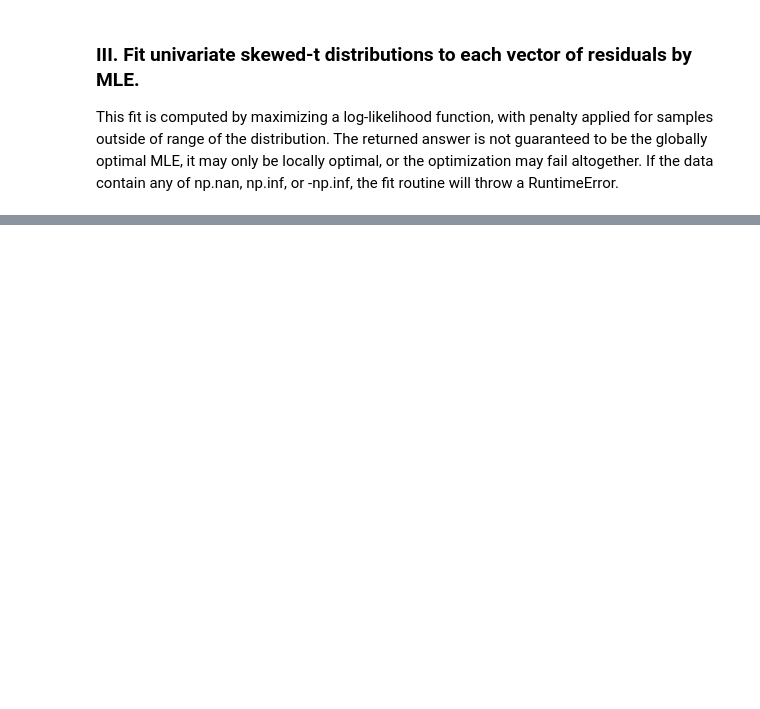
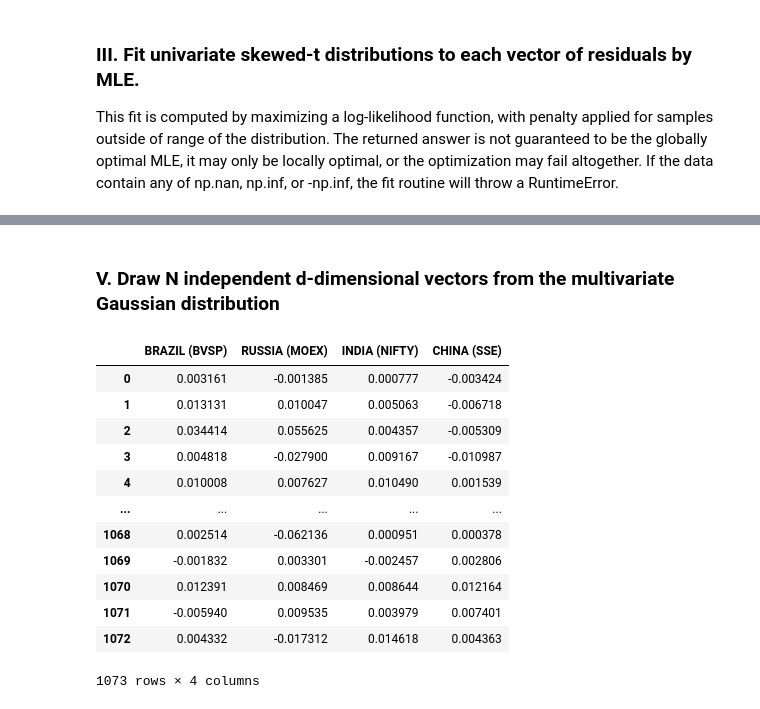
Before and after one commit to unnikrishnannambiar/BTP_II_Unnikrishnan_Nambiar, a Jupyter notebook: BRICS_Implementation.ipynb, the cells around one changed output, grey strips where cells are left out. Saved outputs shown, nothing was run; the diff lists cells and outputs as text; code cells hidden in the pictures; blank space fills up the shorter version.

Commit message:
Updated Multivariate Gaussian Dist with Student's T Copula

```diff
--- a/BRICS_Implementation.ipynb
+++ b/BRICS_Implementation.ipynb
@@ -260,0 +264,14 @@ for i in range(4):
+# %%
+import warnings
+warnings.filterwarnings('ignore')
+
+from copulas.multivariate import GaussianMultivariate
+from copulas.univariate import StudentTUnivariate
+from copulas.visualization import compare_3d
+
+returns_copy = returns.copy()
+real_data = returns_copy
+
+# Fit a gaussian copula to the data
+copula = GaussianMultivariate(distribution = StudentTUnivariate)
+copula.fit(real_data)
@@ -260,0 +304,21 @@ for i in range(4):
+# %% [markdown]
+### V. Draw N independent d-dimensional vectors from the multivariate Gaussian distribution
+# %%
+# Sample synthetic data
+synthetic_data = copula.sample(len(real_data))
+# %%
+synthetic_data
+# %% [output]
+|  | BRAZIL (BVSP) | RUSSIA (MOEX) | INDIA (NIFTY) | CHINA (SSE) |
+| 0 | 0.003161 | -0.001385 | 0.000777 | -0.003424 |
+| 1 | 0.013131 | 0.010047 | 0.005063 | -0.006718 |
+| 2 | 0.034414 | 0.055625 | 0.004357 | -0.005309 |
+| 3 | 0.004818 | -0.027900 | 0.009167 | -0.010987 |
+| 4 | 0.010008 | 0.007627 | 0.010490 | 0.001539 |
+| ... | ... | ... | ... | ... |
+| 1068 | 0.002514 | -0.062136 | 0.000951 | 0.000378 |
+| 1069 | -0.001832 | 0.003301 | -0.002457 | 0.002806 |
+| 1070 | 0.012391 | 0.008469 | 0.008644 | 0.012164 |
+| 1071 | -0.005940 | 0.009535 | 0.003979 | 0.007401 |
+| 1072 | 0.004332 | -0.017312 | 0.014618 | 0.004363 |
+1073 rows × 4 columns
```
Also changed, not shown: parts of 11 cells of this notebook, 9 other files.
